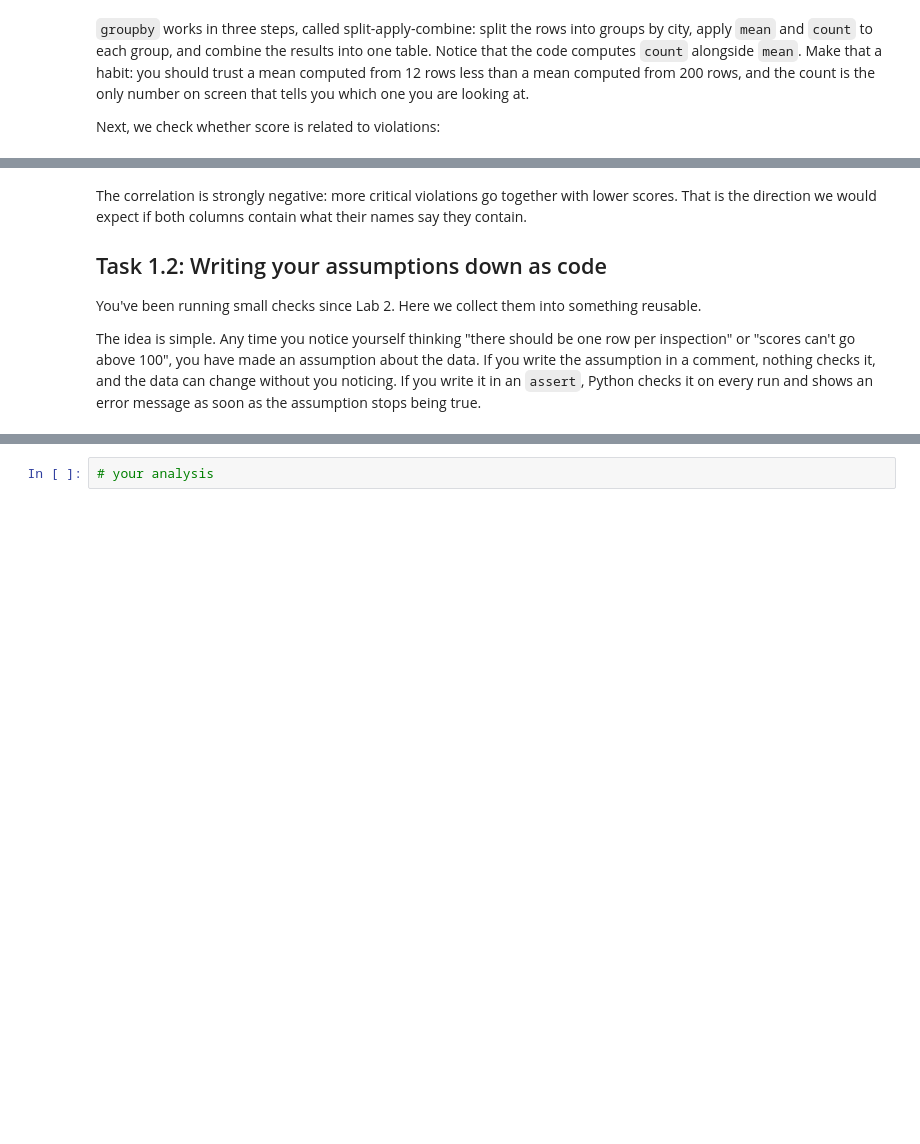
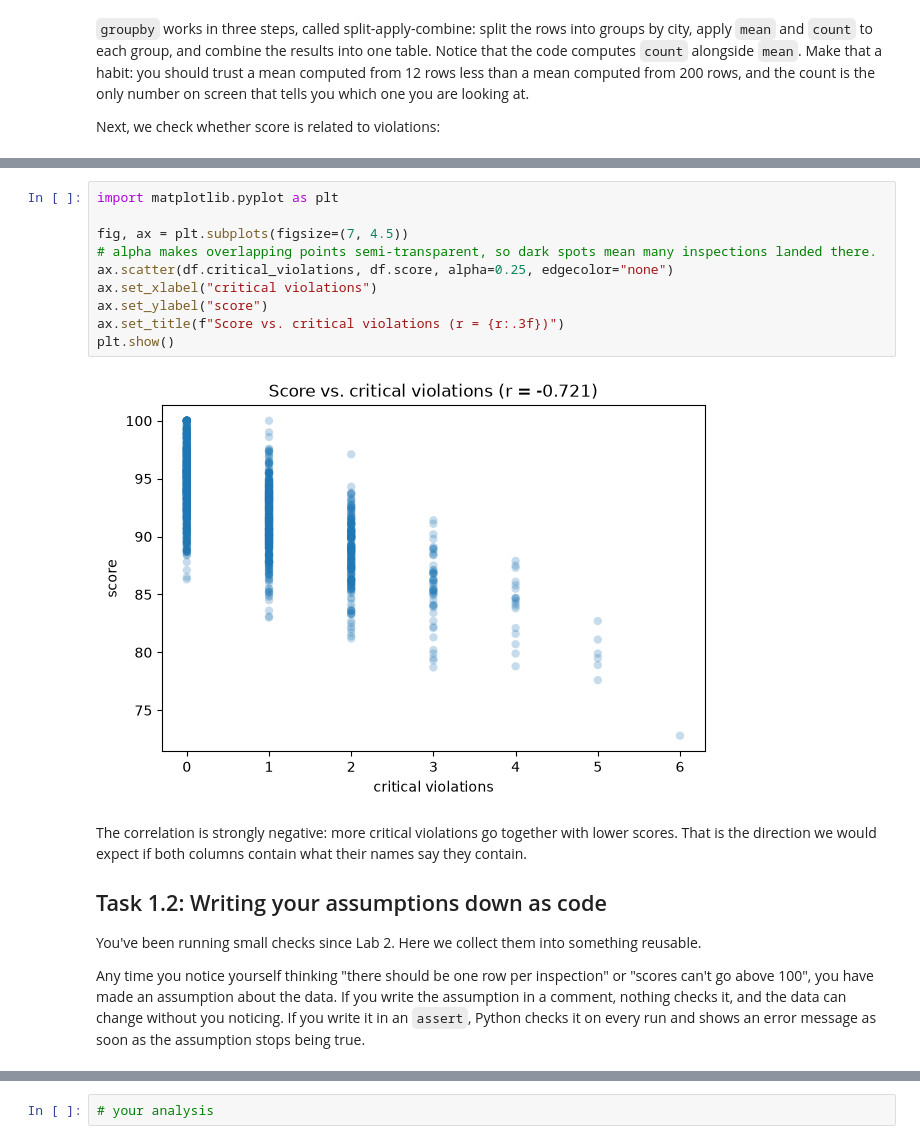
Before and after one commit to jon-holt/DSA-405-Student, a Jupyter notebook: assignments/labs/DSA405_Lab07_Verification_FA26.ipynb, the cells around one changed output, grey strips where cells are left out. Cells and saved outputs as stored; diff of their text form; blank space fills up the shorter version.

```diff
--- a/assignments/labs/DSA405_Lab07_Verification_FA26.ipynb
+++ b/assignments/labs/DSA405_Lab07_Verification_FA26.ipynb
@@ -86,3 +114,15 @@ print(f"corr(score, critical_violations) = {r:.3f}")
+# %%
+import matplotlib.pyplot as plt
+
+fig, ax = plt.subplots(figsize=(7, 4.5))
+# alpha makes overlapping points semi-transparent, so dark spots mean many inspections landed there.
+ax.scatter(df.critical_violations, df.score, alpha=0.25, edgecolor="none")
+ax.set_xlabel("critical violations")
+ax.set_ylabel("score")
+ax.set_title(f"Score vs. critical violations (r = {r:.3f})")
+plt.show()
+# %% [output]
+[figure, added]
 # %% [markdown]
 The correlation is strongly negative: more critical violations go together with lower
 scores. That is the direction we would expect if both columns contain what their names
@@ -93,7 +133,7 @@ say they contain.
 You've been running small checks since Lab 2. Here we collect them into something
 reusable.
 
-The idea is simple. Any time you notice yourself thinking "there should be one row per
+Any time you notice yourself thinking "there should be one row per
 inspection" or "scores can't go above 100", you have made an assumption about the data.
 If you write the assumption in a comment, nothing checks it, and the data can change
 without you noticing. If you write it in an `assert`, Python checks it on every run and
```
Also changed, not shown: parts of 13 cells of this notebook.
